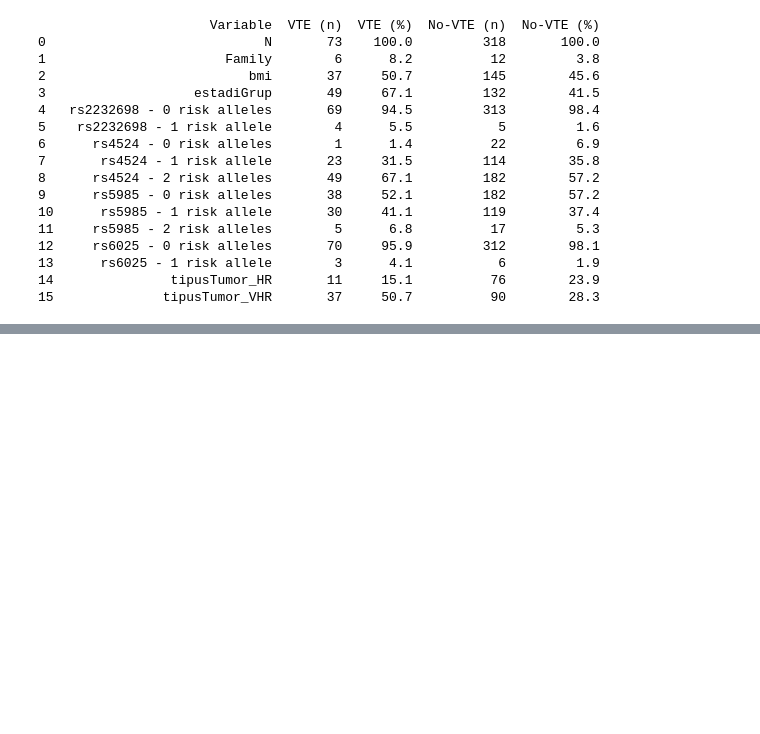
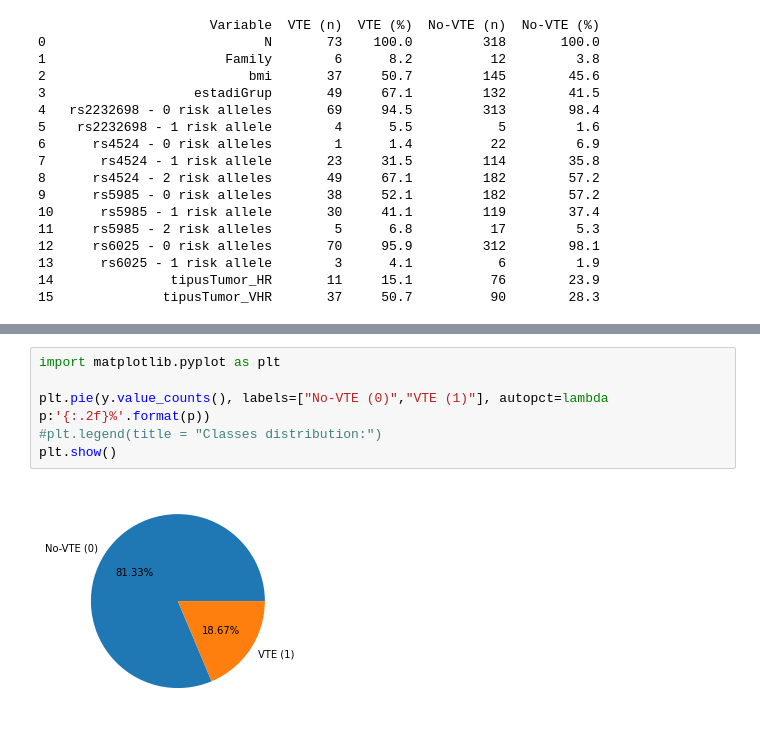
Before and after one commit to pabloac31/TFM, a Jupyter notebook: data_preprocessing.ipynb, the cells around one changed output, grey strips where cells are left out. Saved outputs shown, nothing was run; the diff lists cells and outputs as text; blank space fills up the shorter version.

```diff
--- a/data_preprocessing.ipynb
+++ b/data_preprocessing.ipynb
@@ -177,0 +178,8 @@ corr_heatmap(X, figsize=(6,6))
+# %%
+import matplotlib.pyplot as plt
+
+plt.pie(y.value_counts(), labels=["No-VTE (0)","VTE (1)"], autopct=lambda p:'{:.2f}%'.format(p))
+#plt.legend(title = "Classes distribution:")
+plt.show()
+# %% [output]
+[figure, added]
```
Also changed, not shown: parts of 2 cells of this notebook, 17 other files.
